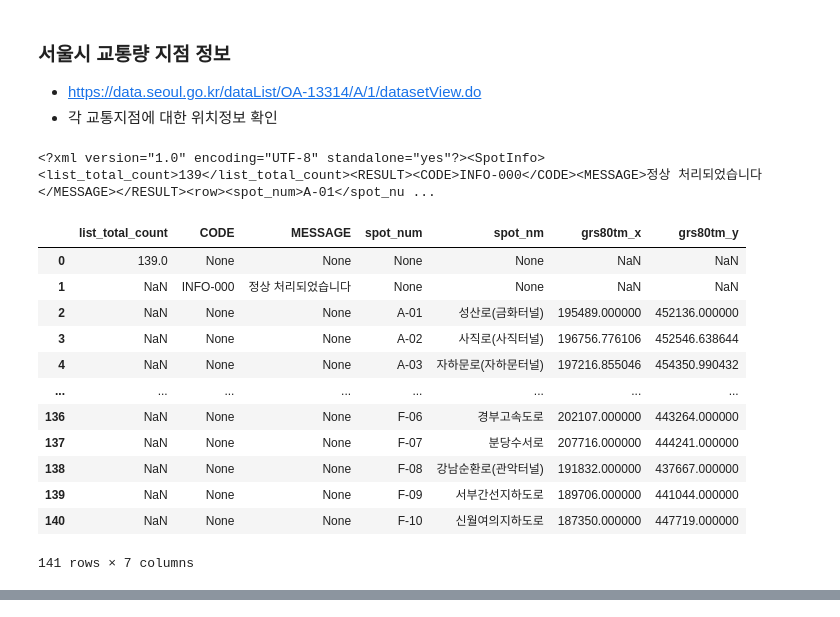
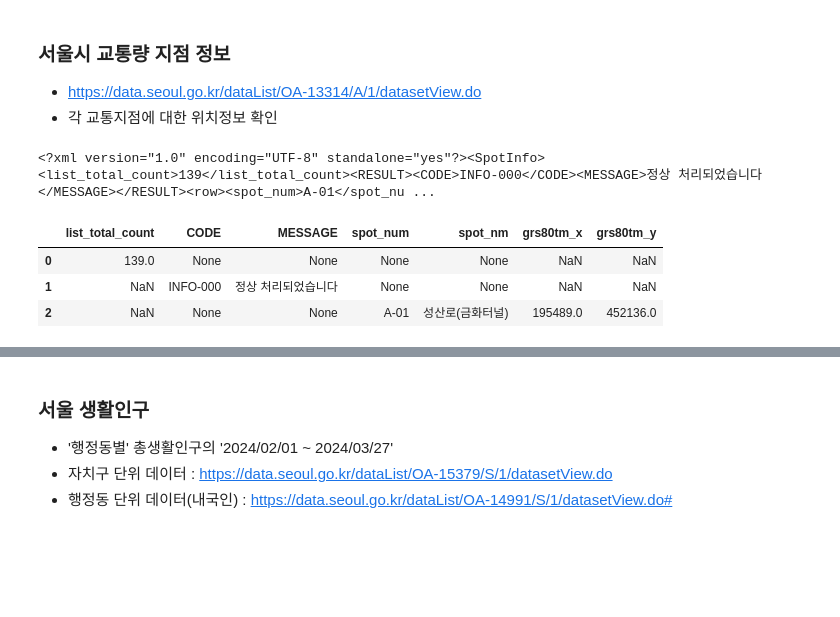
Before and after one commit to Sookyeong-k/MillionVolt, a Jupyter notebook: data_analysis_수경.ipynb, the cells around one changed output, grey strips where cells are left out. Saved outputs shown, nothing was run; the diff lists cells and outputs as text; code cells hidden in the pictures; blank space fills up the shorter version.

```diff
--- a/data_analysis_수경.ipynb
+++ b/data_analysis_수경.ipynb
@@ -141,38 +310,28 @@ month_traffic
 # %%
 import requests
 import pandas as pd
 
 serviceKey = "64706171756b736b3530424a445873"  # 일반 인증키 (Decoding)
 
 url = 'http://openapi.seoul.go.kr:8088/64706171756b736b3530424a445873/xml/SpotInfo/1/1000/'
-
 
 params ={'KEY' : serviceKey, 'TYPE' : 'xml', 'SERVICE' : 'SpotInfo', 'START_INDEX' : '1', 'END_INDEX' : '10000'}
 #numOfRows가 23000는 불러와지지 않아서 20000개까지만 호출
 
 response = requests.get(url, params=params)
 
 #print(response.content)  # bytes 형태여서 보기 힘듦.
 content = response.content.decode('utf-8')  # utf-8로 디코딩함.
 print(content)
 
 traffic_point_df = pd.read_xml(response.content)
-traffic_point_df
+traffic_point_df.head(3)
 # %% [output]
 <?xml version="1.0" encoding="UTF-8" standalone="yes"?><SpotInfo><list_total_count>139</list_total_count><RESULT><CODE>INFO-000</CODE><MESSAGE>정상 처리되었습니다</MESSAGE></RESULT><row><spot_num>A-01</spot_nu ...
 |  | list_total_count | CODE | MESSAGE | spot_num | spot_nm | grs80tm_x | grs80tm_y |
 | 0 | 139.0 | None | None | None | None | NaN | NaN |
 | 1 | NaN | INFO-000 | 정상 처리되었습니다 | None | None | NaN | NaN |
-| 2 | NaN | None | None | A-01 | 성산로(금화터널) | 195489.000000 | 452136.000000 |
-| 3 | NaN | None | None | A-02 | 사직로(사직터널) | 196756.776106 | 452546.638644 |
-| 4 | NaN | None | None | A-03 | 자하문로(자하문터널) | 197216.855046 | 454350.990432 |
-| ... | ... | ... | ... | ... | ... | ... | ... |
-| 136 | NaN | None | None | F-06 | 경부고속도로 | 202107.000000 | 443264.000000 |
-| 137 | NaN | None | None | F-07 | 분당수서로 | 207716.000000 | 444241.000000 |
-| 138 | NaN | None | None | F-08 | 강남순환로(관악터널) | 191832.000000 | 437667.000000 |
-| 139 | NaN | None | None | F-09 | 서부간선지하도로 | 189706.000000 | 441044.000000 |
-| 140 | NaN | None | None | F-10 | 신월여의지하도로 | 187350.000000 | 447719.000000 |
+| 2 | NaN | None | None | A-01 | 성산로(금화터널) | 195489.0 | 452136.0 |
-141 rows × 7 columns
 # %%
 # month_traffic_df의 지점번호(spot_num) 컬럼명 변경
 traffic_point_df = traffic_point_df.rename(columns = {'spot_num' : '지점번호'})
@@ -186,3 +345,8 @@ month_traffic_df.head(3)
 | 0 | C-03 | 1555465.0 | 1668646.0 | 1715164.0 | 1744913.0 | 1716376.0 | 1498958.0 | 1501420.0 | 1732890.0 | 1732920.0 | 1681605.0 | ... |
 | 1 | D-35 | 624039.0 | 772619.0 | 766336.0 | 776765.0 | 749099.0 | 747214.0 | 772550.0 | 763077.0 | 742412.0 | 753886.0 | ... |
 | 2 | D-43 | 984935.0 | 1072936.0 | 1060556.0 | 1073123.0 | 1109828.0 | 1054499.0 | 1115710.0 | 1122308.0 | 1103407.0 | 1130594.0 | ... |
+# %% [markdown]
+### 서울 생활인구
+- '행정동별' 총생활인구의 '2024/02/01 ~ 2024/03/27'
+- 자치구 단위 데이터 : https://data.seoul.go.kr/dataList/OA-15379/S/1/datasetView.do
+- 행정동 단위 데이터(내국인) : https://data.seoul.go.kr/dataList/OA-14991/S/1/datasetView.do#
```
Also changed, not shown: parts of 32 cells of this notebook.
